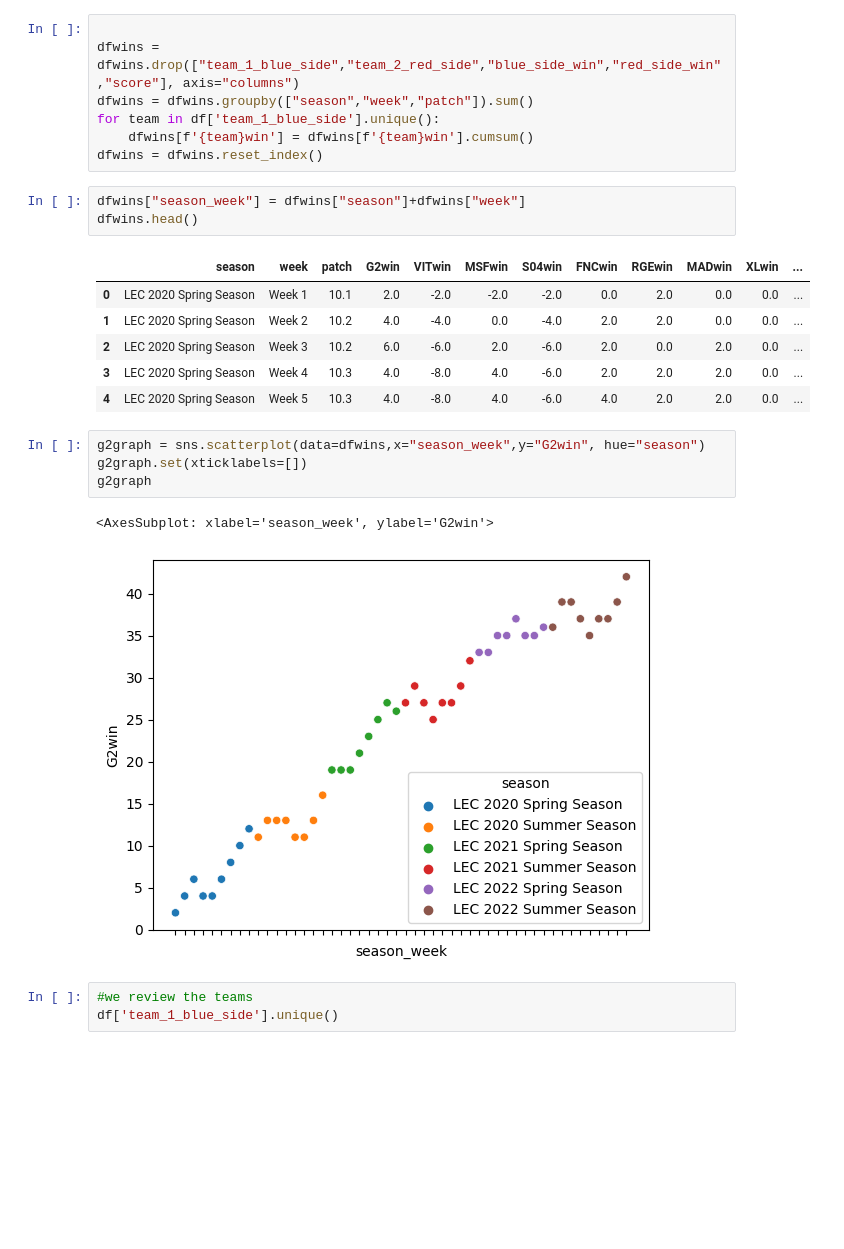
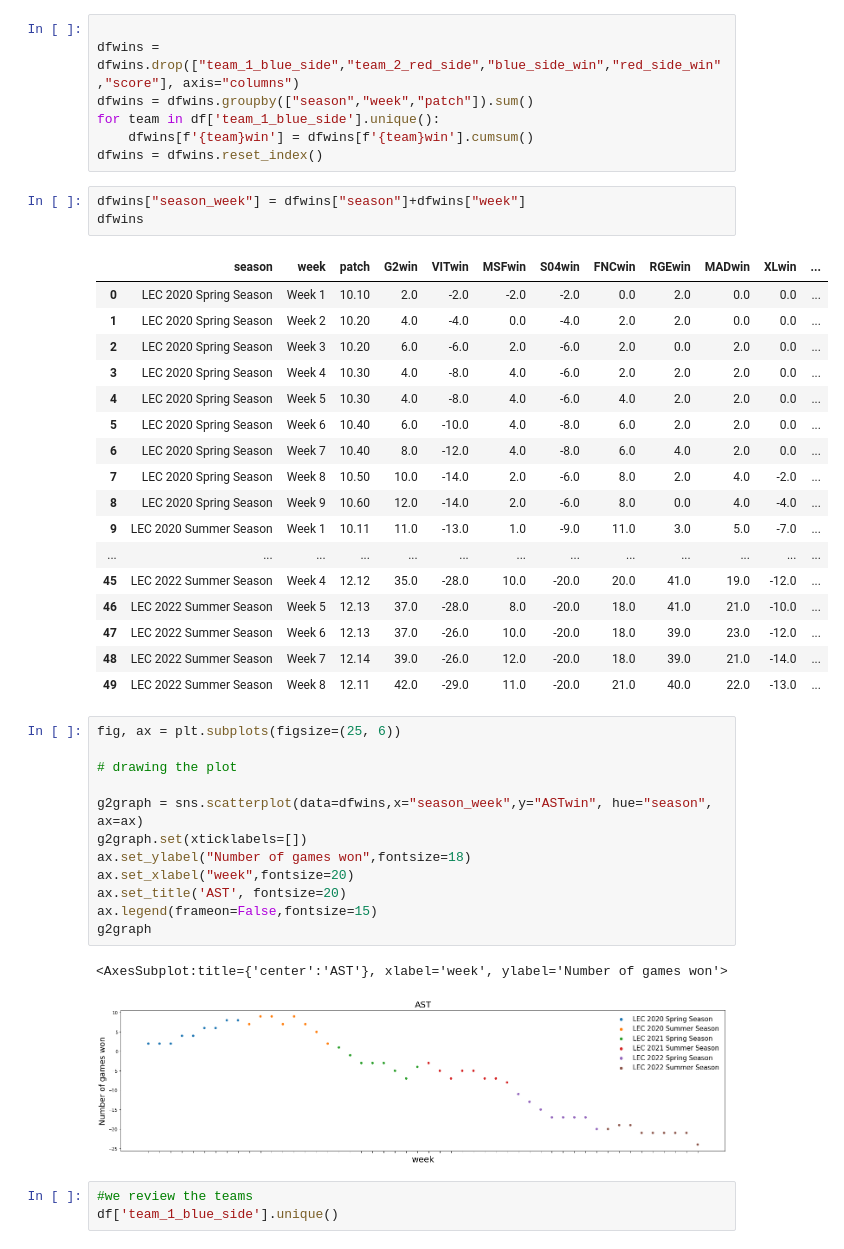
Before and after one commit to danieldv96/capstone_project_LEC_Data_analysis, a Jupyter notebook: league.ipynb, the cells around one changed output. Drawn from its saved outputs; the diff is of its cells as text; blank space fills up the shorter version.

```diff
--- a/league.ipynb
+++ b/league.ipynb
@@ -51,21 +64,40 @@ for team in df['team_1_blue_side'].unique():
 dfwins = dfwins.reset_index()
 # %%
 dfwins["season_week"] = dfwins["season"]+dfwins["week"]
-dfwins.head()
+dfwins
 # %% [output]
 |  | season | week | patch | G2win | VITwin | MSFwin | S04win | FNCwin | RGEwin | MADwin | XLwin | ... |
-| 0 | LEC 2020 Spring Season | Week 1 | 10.1 | 2.0 | -2.0 | -2.0 | -2.0 | 0.0 | 2.0 | 0.0 | 0.0 | ... |
-| 1 | LEC 2020 Spring Season | Week 2 | 10.2 | 4.0 | -4.0 | 0.0 | -4.0 | 2.0 | 2.0 | 0.0 | 0.0 | ... |
-| 2 | LEC 2020 Spring Season | Week 3 | 10.2 | 6.0 | -6.0 | 2.0 | -6.0 | 2.0 | 0.0 | 2.0 | 0.0 | ... |
-| 3 | LEC 2020 Spring Season | Week 4 | 10.3 | 4.0 | -8.0 | 4.0 | -6.0 | 2.0 | 2.0 | 2.0 | 0.0 | ... |
-| 4 | LEC 2020 Spring Season | Week 5 | 10.3 | 4.0 | -8.0 | 4.0 | -6.0 | 4.0 | 2.0 | 2.0 | 0.0 | ... |
+| 0 | LEC 2020 Spring Season | Week 1 | 10.10 | 2.0 | -2.0 | -2.0 | -2.0 | 0.0 | 2.0 | 0.0 | 0.0 | ... |
+| 1 | LEC 2020 Spring Season | Week 2 | 10.20 | 4.0 | -4.0 | 0.0 | -4.0 | 2.0 | 2.0 | 0.0 | 0.0 | ... |
+| 2 | LEC 2020 Spring Season | Week 3 | 10.20 | 6.0 | -6.0 | 2.0 | -6.0 | 2.0 | 0.0 | 2.0 | 0.0 | ... |
+| 3 | LEC 2020 Spring Season | Week 4 | 10.30 | 4.0 | -8.0 | 4.0 | -6.0 | 2.0 | 2.0 | 2.0 | 0.0 | ... |
+| 4 | LEC 2020 Spring Season | Week 5 | 10.30 | 4.0 | -8.0 | 4.0 | -6.0 | 4.0 | 2.0 | 2.0 | 0.0 | ... |
+| 5 | LEC 2020 Spring Season | Week 6 | 10.40 | 6.0 | -10.0 | 4.0 | -8.0 | 6.0 | 2.0 | 2.0 | 0.0 | ... |
+| 6 | LEC 2020 Spring Season | Week 7 | 10.40 | 8.0 | -12.0 | 4.0 | -8.0 | 6.0 | 4.0 | 2.0 | 0.0 | ... |
+| 7 | LEC 2020 Spring Season | Week 8 | 10.50 | 10.0 | -14.0 | 2.0 | -6.0 | 8.0 | 2.0 | 4.0 | -2.0 | ... |
+| 8 | LEC 2020 Spring Season | Week 9 | 10.60 | 12.0 | -14.0 | 2.0 | -6.0 | 8.0 | 0.0 | 4.0 | -4.0 | ... |
+| 9 | LEC 2020 Summer Season | Week 1 | 10.11 | 11.0 | -13.0 | 1.0 | -9.0 | 11.0 | 3.0 | 5.0 | -7.0 | ... |
+| ... | ... | ... | ... | ... | ... | ... | ... | ... | ... | ... | ... | ... |
+| 45 | LEC 2022 Summer Season | Week 4 | 12.12 | 35.0 | -28.0 | 10.0 | -20.0 | 20.0 | 41.0 | 19.0 | -12.0 | ... |
+| 46 | LEC 2022 Summer Season | Week 5 | 12.13 | 37.0 | -28.0 | 8.0 | -20.0 | 18.0 | 41.0 | 21.0 | -10.0 | ... |
+| 47 | LEC 2022 Summer Season | Week 6 | 12.13 | 37.0 | -26.0 | 10.0 | -20.0 | 18.0 | 39.0 | 23.0 | -12.0 | ... |
+| 48 | LEC 2022 Summer Season | Week 7 | 12.14 | 39.0 | -26.0 | 12.0 | -20.0 | 18.0 | 39.0 | 21.0 | -14.0 | ... |
+| 49 | LEC 2022 Summer Season | Week 8 | 12.11 | 42.0 | -29.0 | 11.0 | -20.0 | 21.0 | 40.0 | 22.0 | -13.0 | ... |
-# %%
-g2graph = sns.scatterplot(data=dfwins,x="season_week",y="G2win", hue="season")
-g2graph.set(xticklabels=[])
-g2graph
-# %% [output]
-<AxesSubplot: xlabel='season_week', ylabel='G2win'>
-[figure, removed]
+# %%
+fig, ax = plt.subplots(figsize=(25, 6))
+
+# drawing the plot
+
+g2graph = sns.scatterplot(data=dfwins,x="season_week",y="ASTwin", hue="season", ax=ax)
+g2graph.set(xticklabels=[])
+ax.set_ylabel("Number of games won",fontsize=18)
+ax.set_xlabel("week",fontsize=20)
+ax.set_title('AST', fontsize=20)
+ax.legend(frameon=False,fontsize=15)
+g2graph
+# %% [output]
+<AxesSubplot:title={'center':'AST'}, xlabel='week', ylabel='Number of games won'>
+[figure, added]
 # %%
 #we review the teams
 df['team_1_blue_side'].unique()
```
Also changed, not shown: parts of 8 cells of this notebook, 2 other files.
